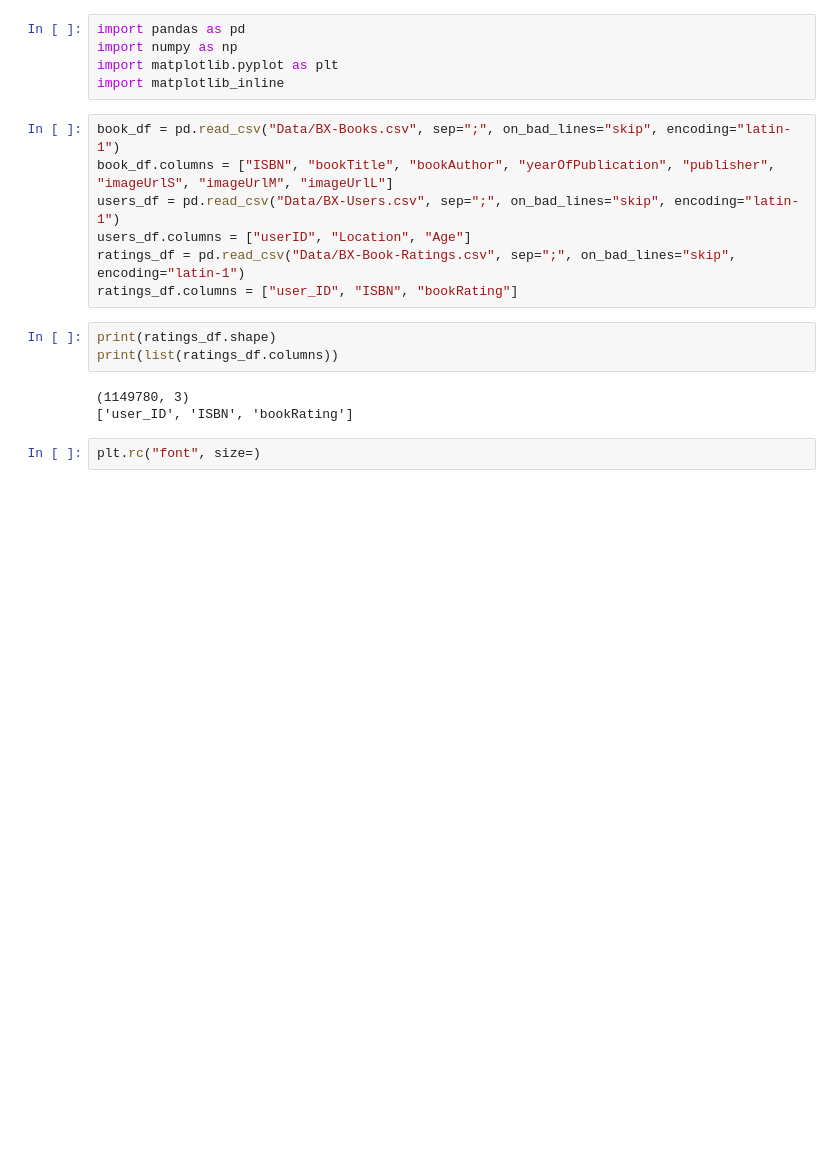
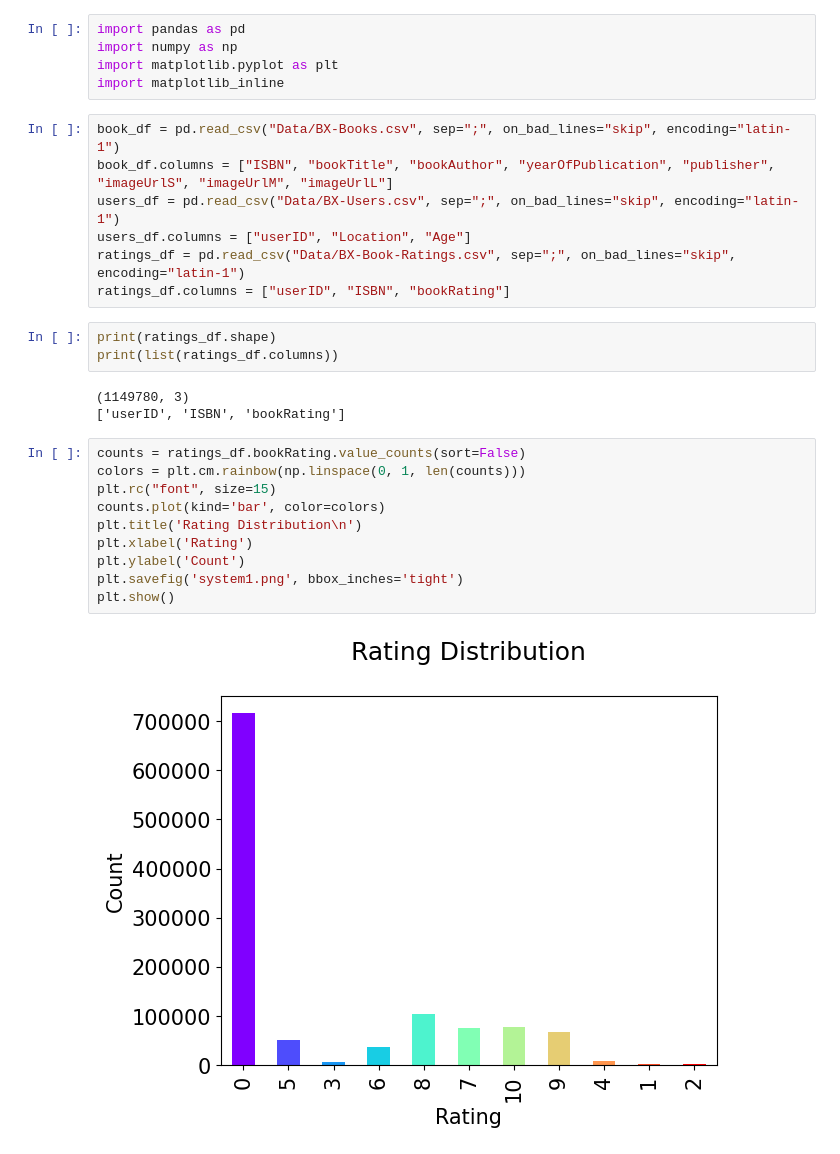
Before and after one commit to Thomasayanfeoluwa/Recommendation-Systems, a Jupyter notebook: book_kkn.ipynb, the cells around one changed output. Cells and saved outputs as stored; diff of their text form; blank space fills up the shorter version.

Commit message:
ratings

```diff
--- a/book_kkn.ipynb
+++ b/book_kkn.ipynb
@@ -9,12 +9,22 @@ book_df.columns = ["ISBN", "bookTitle", "bookAuthor", "yearOfPublication", "publ
 users_df = pd.read_csv("Data/BX-Users.csv", sep=";", on_bad_lines="skip", encoding="latin-1")
 users_df.columns = ["userID", "Location", "Age"]
 ratings_df = pd.read_csv("Data/BX-Book-Ratings.csv", sep=";", on_bad_lines="skip", encoding="latin-1")
-ratings_df.columns = ["user_ID", "ISBN", "bookRating"]
+ratings_df.columns = ["userID", "ISBN", "bookRating"]
 # %%
 print(ratings_df.shape)
 print(list(ratings_df.columns))
 # %% [output]
 (1149780, 3)
-['user_ID', 'ISBN', 'bookRating']
+['userID', 'ISBN', 'bookRating']
-# %%
-plt.rc("font", size=)
+# %%
+counts = ratings_df.bookRating.value_counts(sort=False)
+colors = plt.cm.rainbow(np.linspace(0, 1, len(counts)))
+plt.rc("font", size=15)
+counts.plot(kind='bar', color=colors)
+plt.title('Rating Distribution\n')
+plt.xlabel('Rating')
+plt.ylabel('Count')
+plt.savefig('system1.png', bbox_inches='tight')
+plt.show()
+# %% [output]
+[figure, added]
```
Also changed, not shown: parts of 5 cells of this notebook, 1 other file.
